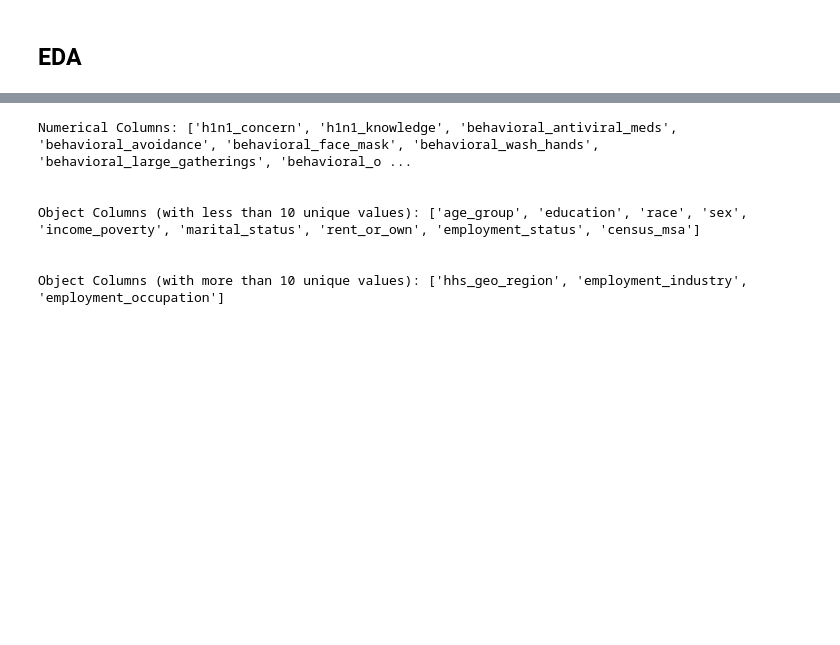
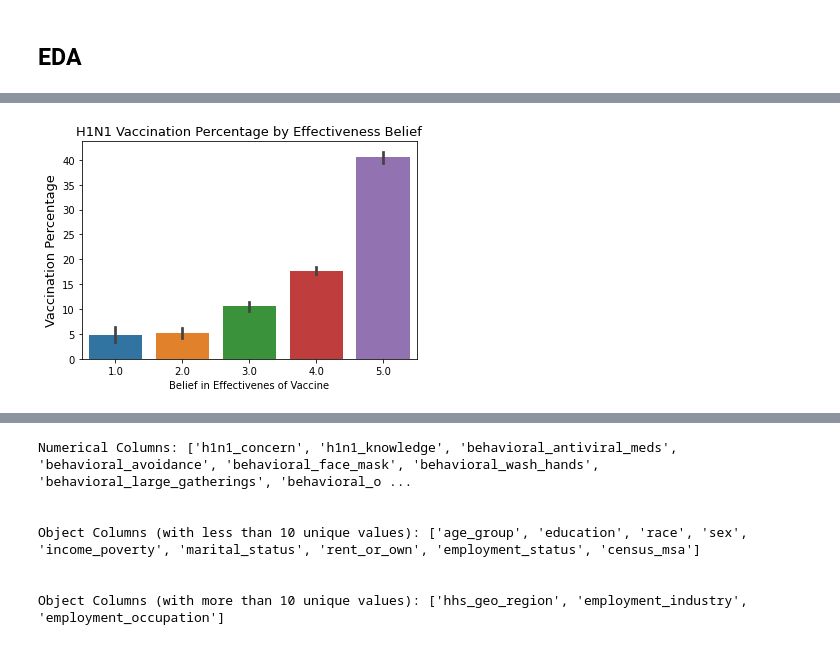
Before and after one commit to emykes/Flu_Vaccination_ML, a Jupyter notebook: Project3_Main_Notebook.ipynb, the cells around one changed output, grey strips where cells are left out. Drawn from its saved outputs; the diff is of its cells as text; code cells hidden in the pictures; blank space fills up the shorter version.

```diff
--- a/Project3_Main_Notebook.ipynb
+++ b/Project3_Main_Notebook.ipynb
@@ -324,0 +295,8 @@ Questions to consider:
+# %%
+# Graph for vaccine percentage differrentiation depending on opinion of effectiveness of H1N1 Vaccine
+ins = sns.barplot(x=df2['opinion_h1n1_vacc_effective'].dropna(), y=df2['h1n1_vaccine']*100)
+ins.set_xlabel('Belief in Effectivenes of Vaccine')
+ins.set_ylabel('Vaccination Percentage', fontsize=13)
+ins.set_title('H1N1 Vaccination Percentage by Effectiveness Belief', fontsize=13);
+# %% [output]
+[figure, added]
```
Also changed, not shown: parts of 97 cells of this notebook.
